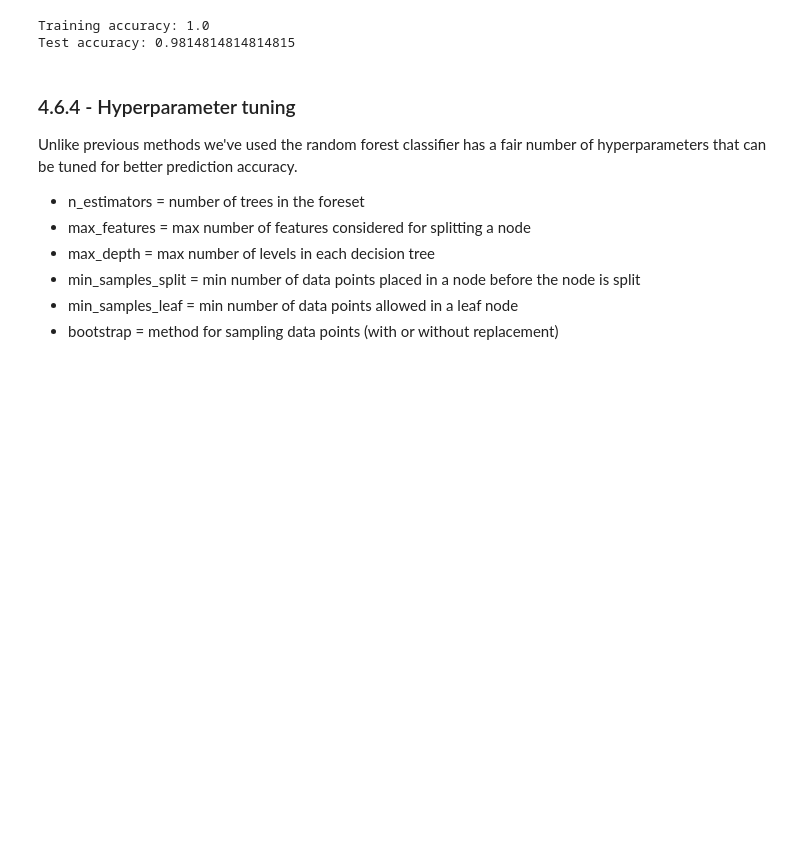
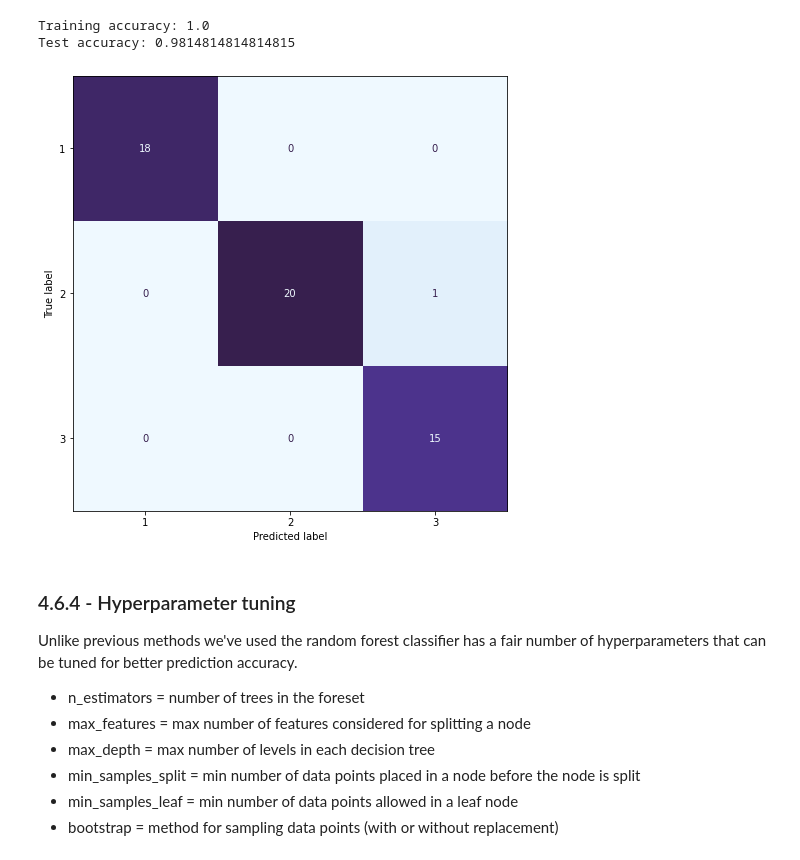
Before and after one commit to weigelk/Machine-Learning-Projects, a Jupyter notebook: wine-classification/wine_classification.ipynb, the cells around one changed output. Cells and saved outputs as stored; diff of their text form; code cells hidden in the pictures; blank space fills up the shorter version.

```diff
--- a/wine-classification/wine_classification.ipynb
+++ b/wine-classification/wine_classification.ipynb
@@ -742,6 +758,10 @@ print('Test accuracy:', forest.score(X_test, y_test))
 # %% [output]
 Training accuracy: 1.0
 Test accuracy: 0.9814814814814815
+# %%
+plot_cm(forest, X_test, y_test)
+# %% [output]
+[figure, added]
 # %% [markdown]
 <a name='4-6-4'></a>
 ### 4.6.4 - Hyperparameter tuning
```
Also changed, not shown: parts of 18 cells of this notebook.
